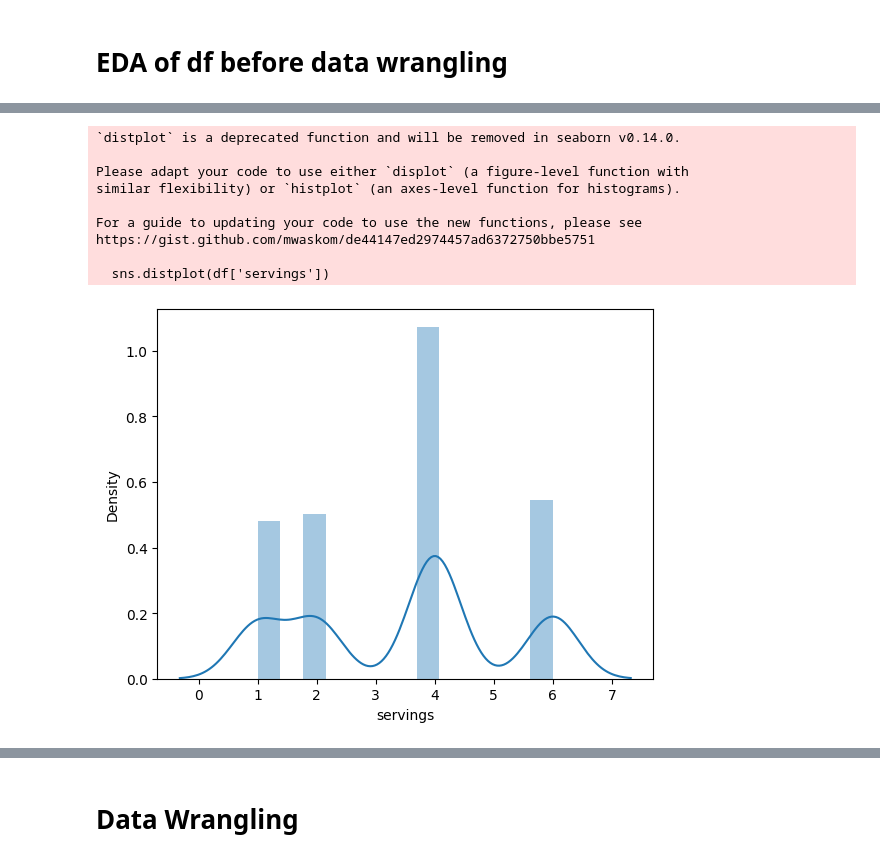
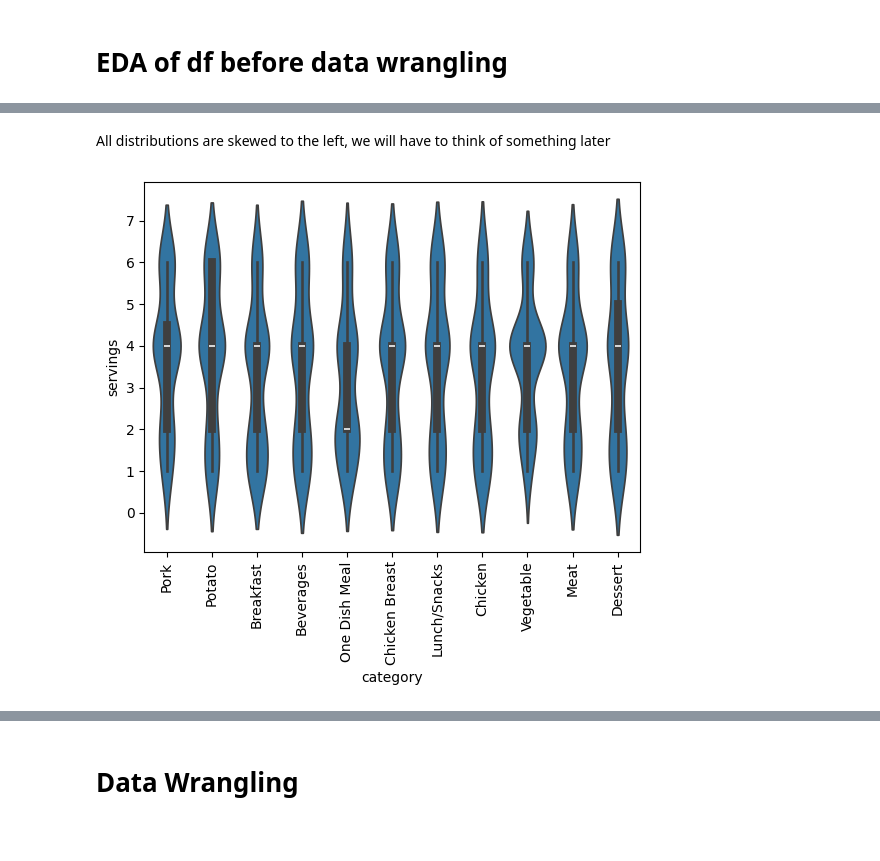
Before and after one commit to callysthenes/recipe_site_traffic, a Jupyter notebook: recipe_site_traffic.ipynb, the cells around one changed output, grey strips where cells are left out. Drawn from its saved outputs; the diff is of its cells as text; code cells hidden in the pictures; blank space fills up the shorter version.

```diff
--- a/recipe_site_traffic.ipynb
+++ b/recipe_site_traffic.ipynb
@@ -292,15 +345,9 @@ missing_values(df)
+# %% [markdown]
+All distributions are skewed to the left, we will have to think of something later
 # %%
-#show distribution of servings
-sns.distplot(df['servings'])
+#show seaborn violinplot of servings and calories by category
+sns.violinplot(x='category', y='servings', data=df)
+plt.xticks(rotation=90)
 plt.show()
 # %% [output]
-`distplot` is a deprecated function and will be removed in seaborn v0.14.0.
-
-Please adapt your code to use either `displot` (a figure-level function with
-similar flexibility) or `histplot` (an axes-level function for histograms).
-
-For a guide to updating your code to use the new functions, please see
-https://gist.github.com/mwaskom/de44147ed2974457ad6372750bbe5751
-
-  sns.distplot(df['servings'])
-[figure, old version]
+[figure, new version]
```
Also changed, not shown: parts of 3 cells of this notebook.
